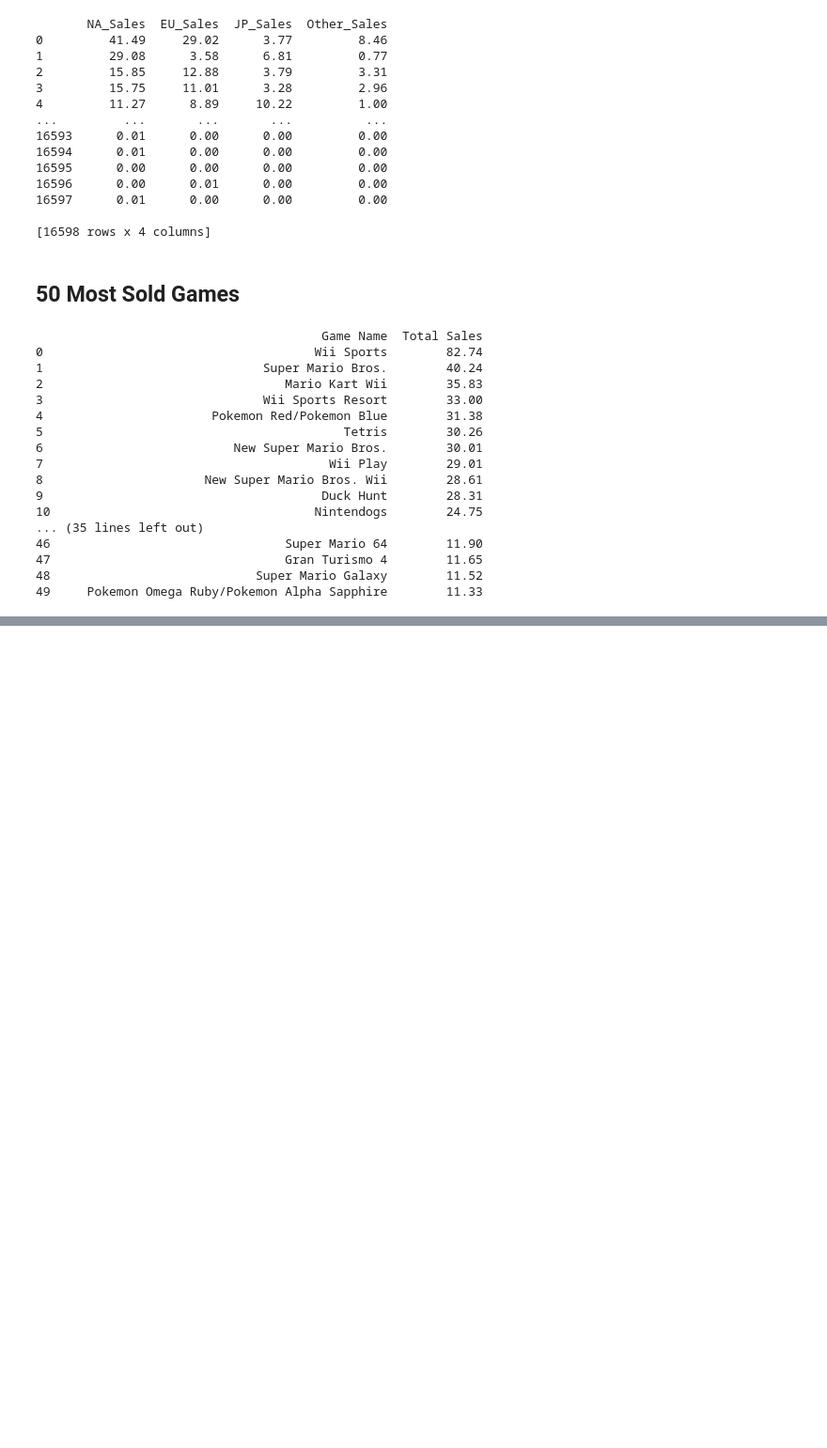
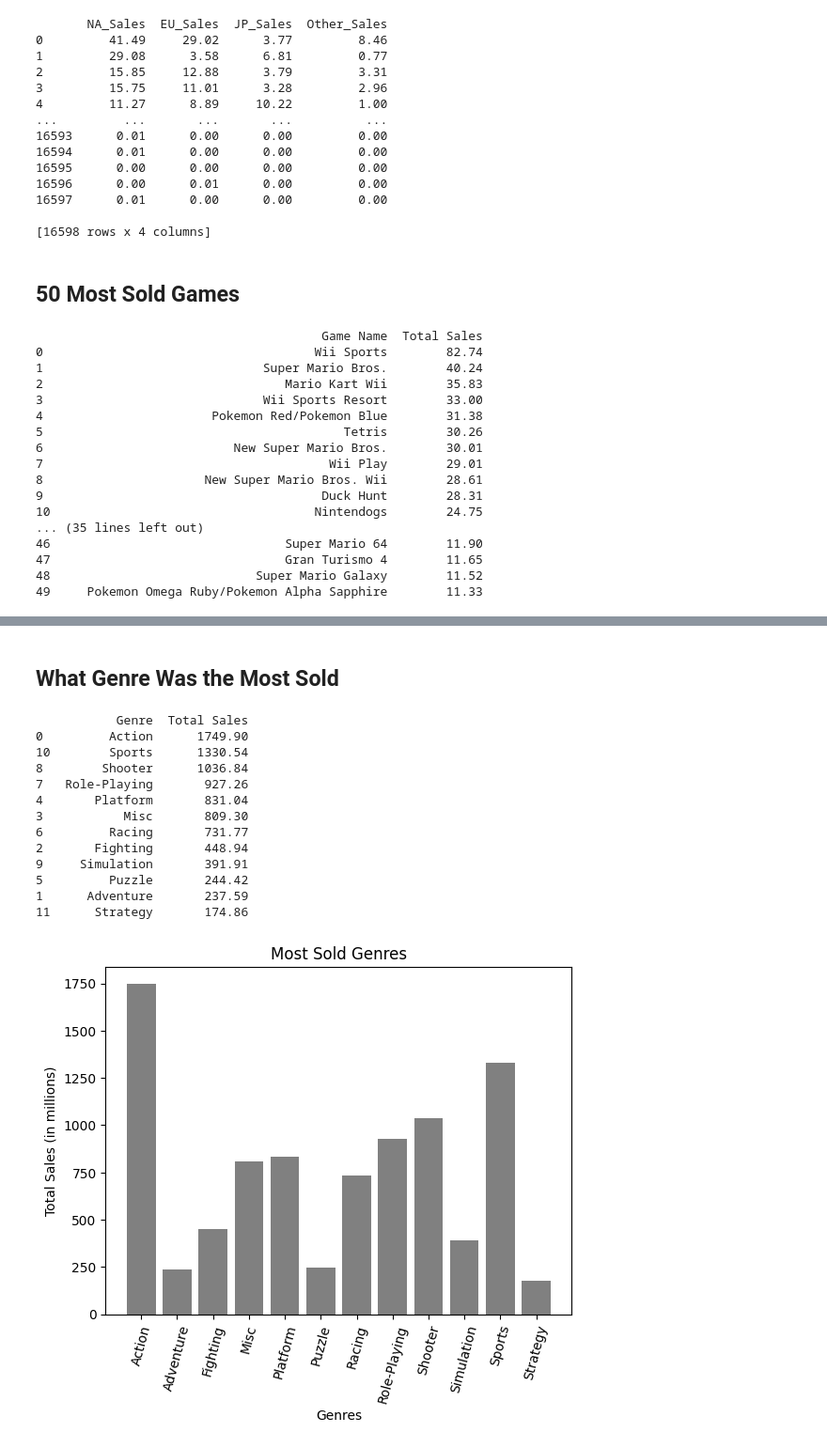
Before and after one commit to gustavopin/GameSalesDataAnalysis, a Jupyter notebook: gameds_analysis.ipynb, the cells around one changed output, grey strips where cells are left out. Shown: that part at 94% size. Drawn from its saved outputs; the diff is of its cells as text; code cells hidden in the pictures; blank space fills up the shorter version.

Commit message:
Added a graph for Most Sold Genre. Added a list of the 50 most sold games. Updated the readme file

```diff
--- a/gameds_analysis.ipynb
+++ b/gameds_analysis.ipynb
@@ -132,0 +161,51 @@ msplatforms = pd.read_excel(r'C:\Users\gusta\Desktop\Programação\Testes\Python
+# %% [markdown]
+## What Genre Was the Most Sold
+# %%
+import pandas as pd
+import matplotlib.pyplot as plt
+import matplotlib as mpl
+
+#reading the excel file
+msgenre = pd.read_excel(r'C:\Users\gusta\Desktop\Programação\Testes\Python\Project2\game_sales_data.xlsx', sheet_name = 'MostSoldGenre')
+
+#total sum of the columns
+msgenre['Total Sales'] = msgenre['NA_Sales'] + msgenre['EU_Sales'] + msgenre['JP_Sales'] + msgenre['Other_Sales']
+
+#counting the occurrences of the 50 most appeared publishers
+#genres = msgenre['Genre'].value_counts()
+#print(genres.head(20))
+
+#combining duplicate Genres and summing the column Total Values
+summ = msgenre.groupby('Genre')['Total Sales'].sum().reset_index()
+print(summ.sort_values('Total Sales', ascending = False))
+
+#creating a graph
+plt.bar(summ['Genre'], summ['Total Sales'], color = 'grey')
+
+#Defining x Axis and it's rotation
+plt.xlabel('Genres')
+plt.xticks(rotation = 75)
+
+#Defining y axis
+plt.ylabel('Total Sales (in millions)')
+
+#Giving the Graph a tile
+plt.title('Most Sold Genres')
+
+#showing the graph
+plt.show()
+# %% [output]
+           Genre  Total Sales
+0         Action      1749.90
+10        Sports      1330.54
+8        Shooter      1036.84
+7   Role-Playing       927.26
+4       Platform       831.04
+3           Misc       809.30
+6         Racing       731.77
+2       Fighting       448.94
+9     Simulation       391.91
+5         Puzzle       244.42
+1      Adventure       237.59
+11      Strategy       174.86
+[figure, added]
```
Also changed, not shown: parts of 2 cells of this notebook, 1 other file.
